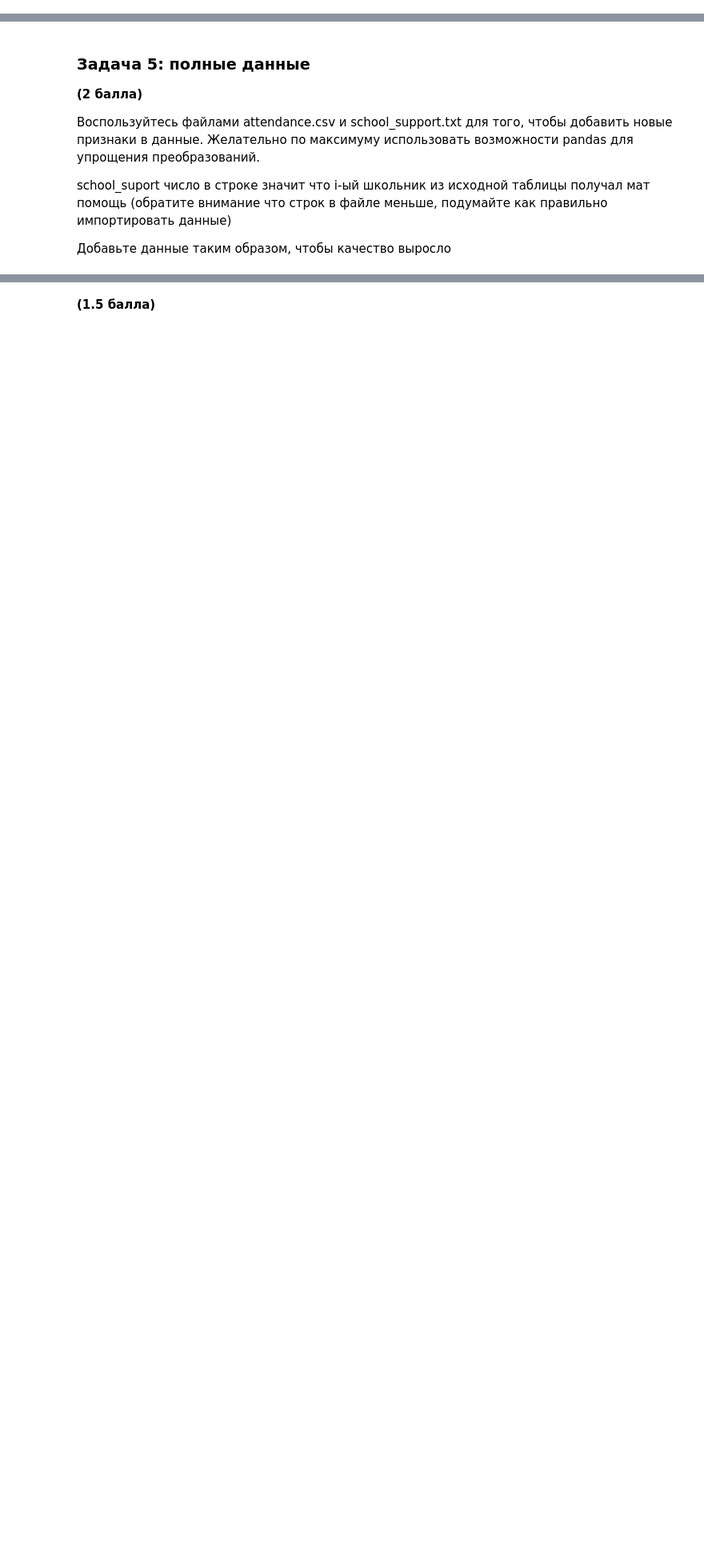
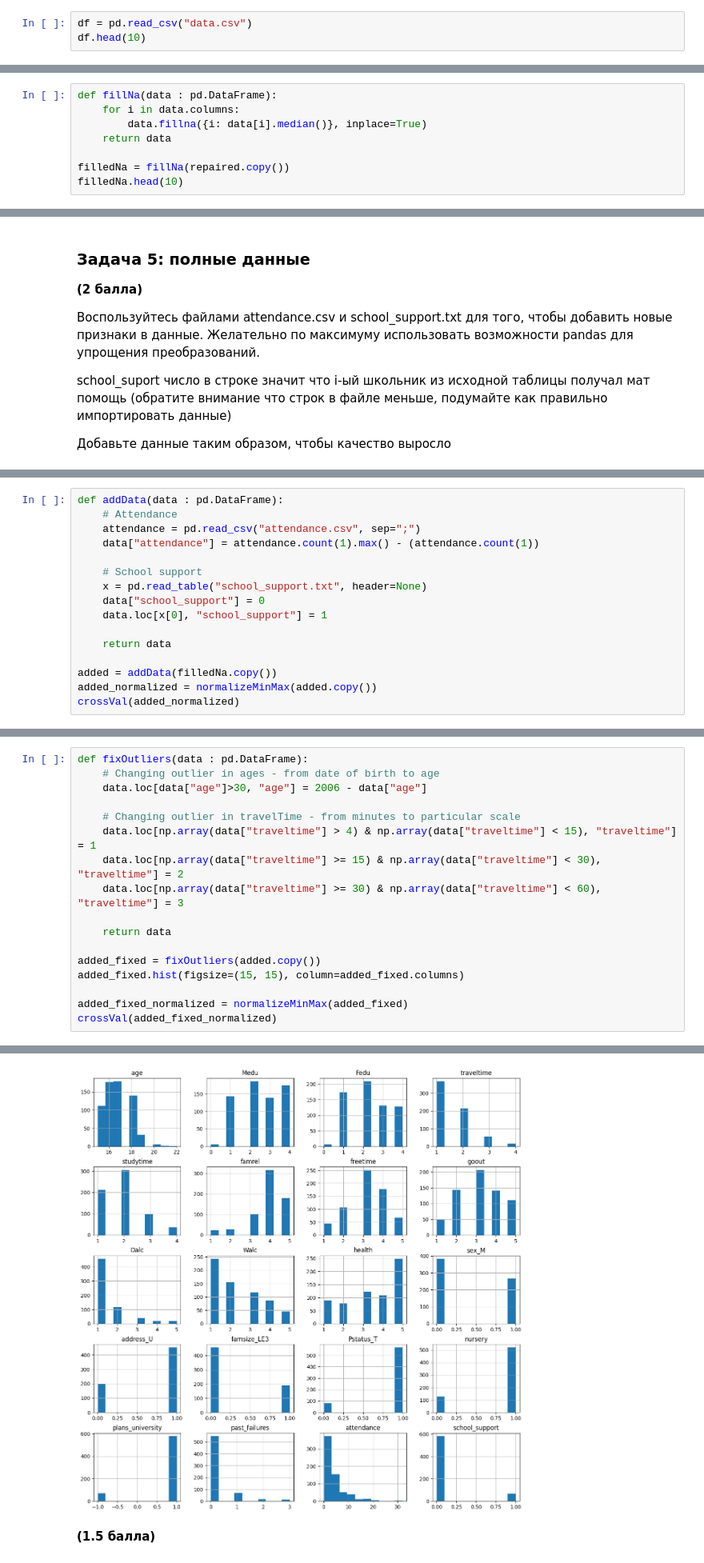
Before and after one commit to Stepan-sys/ML, a Jupyter notebook: Task 2/task2_linreg_practice.ipynb, the cells around one changed output, grey strips where cells are left out. Shown at 80% size. Drawn from its saved outputs; the diff is of its cells as text; blank space fills up the shorter version.

```diff
--- a/Task 2/task2_linreg_practice.ipynb
+++ b/Task 2/task2_linreg_practice.ipynb
@@ -46,0 +49,3 @@ __(1 балл)__
+# %%
+df = pd.read_csv("data.csv")
+df.head(10)
@@ -56,0 +95,8 @@ __(1 балл)__
+# %%
+def fillNa(data : pd.DataFrame):
+    for i in data.columns:
+        data.fillna({i: data[i].median()}, inplace=True)
+    return data
+
+filledNa = fillNa(repaired.copy())
+filledNa.head(10)
@@ -88,0 +189,16 @@ school_suport число в строке значит что i-ый школьн
+# %%
+def addData(data : pd.DataFrame):
+    # Attendance
+    attendance = pd.read_csv("attendance.csv", sep=";")
+    data["attendance"] = attendance.count(1).max() - (attendance.count(1))
+
+    # School support
+    x = pd.read_table("school_support.txt", header=None)
+    data["school_support"] = 0
+    data.loc[x[0], "school_support"] = 1
+
+    return data
+
+added = addData(filledNa.copy())
+added_normalized = normalizeMinMax(added.copy())
+crossVal(added_normalized)
@@ -103,0 +225,18 @@ __(1.5 балла)__
+# %%
+def fixOutliers(data : pd.DataFrame):
+    # Changing outlier in ages - from date of birth to age
+    data.loc[data["age"]>30, "age"] = 2006 - data["age"]
+
+    # Changing outlier in travelTime - from minutes to particular scale
+    data.loc[np.array(data["traveltime"] > 4) & np.array(data["traveltime"] < 15), "traveltime"] = 1
+    data.loc[np.array(data["traveltime"] >= 15) & np.array(data["traveltime"] < 30), "traveltime"] = 2
+    data.loc[np.array(data["traveltime"] >= 30) & np.array(data["traveltime"] < 60), "traveltime"] = 3
+
+    return data
+
+added_fixed = fixOutliers(added.copy())
+added_fixed.hist(figsize=(15, 15), column=added_fixed.columns)
+
+added_fixed_normalized = normalizeMinMax(added_fixed)
+crossVal(added_fixed_normalized)
+# %% [output]
@@ -104,3 +250,4 @@ __(1.5 балла)__
+[figure, added]
 # %% [markdown]
 __(1.5 балла)__
 # %% [markdown]
```
Also changed, not shown: parts of 19 cells of this notebook, 1 other file.
